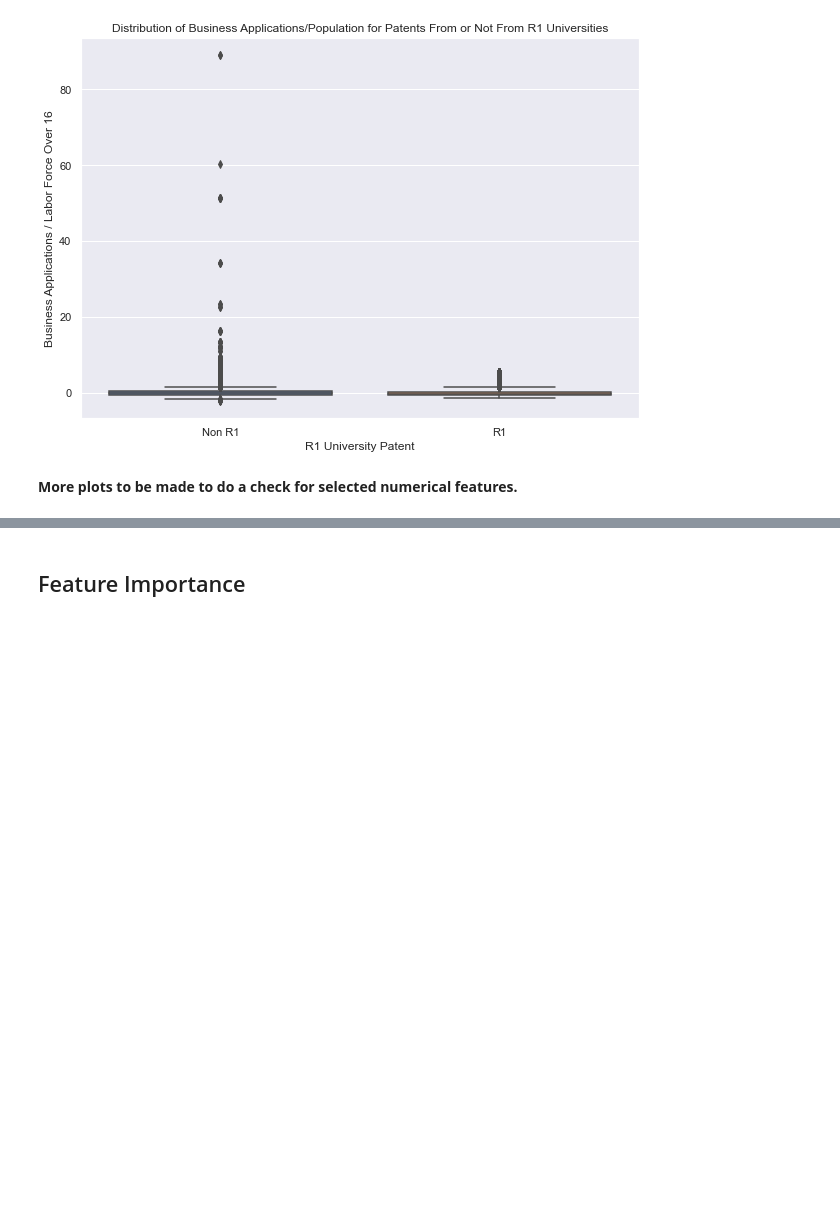
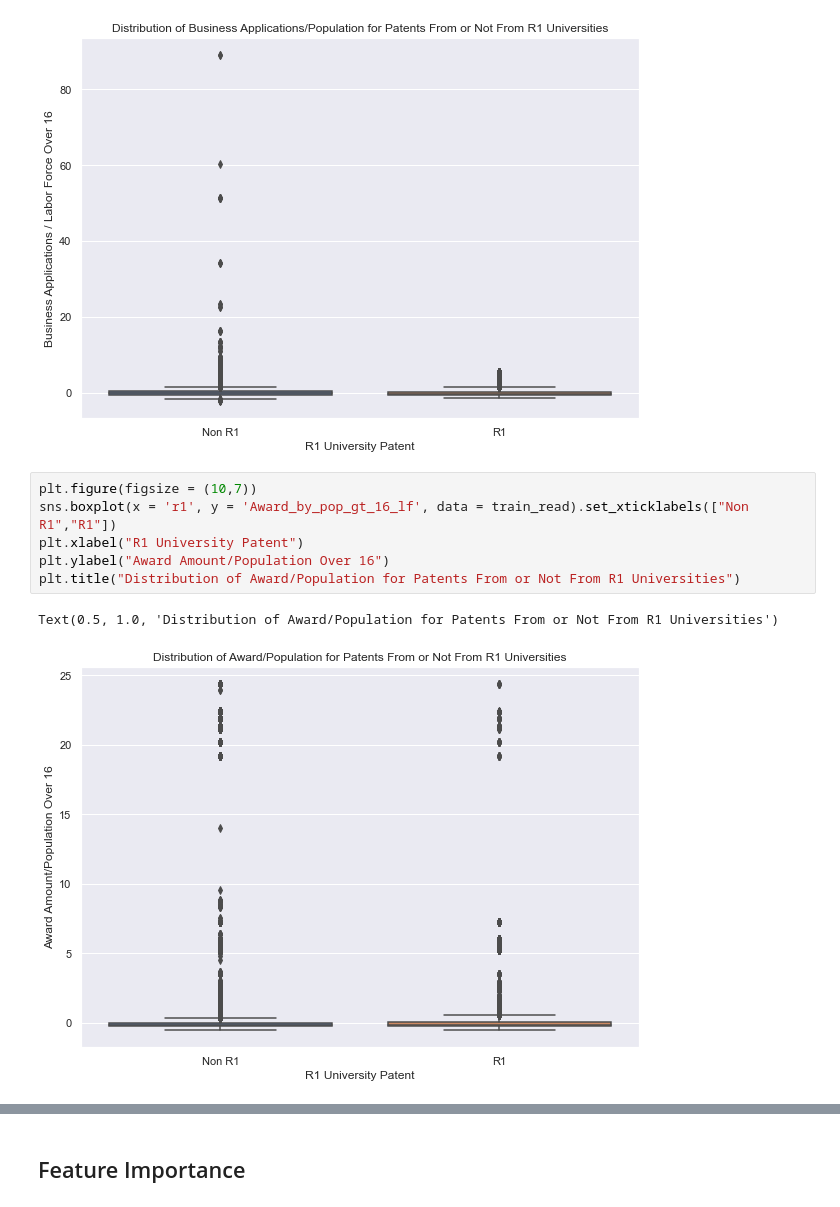
Before and after one commit to mhk9c/patents22, a Jupyter notebook: tc_categorical_9_Feature_Selection.ipynb, the cells around one changed output, grey strips where cells are left out. Drawn from its saved outputs; the diff is of its cells as text; blank space fills up the shorter version.

```diff
--- a/tc_categorical_9_Feature_Selection.ipynb
+++ b/tc_categorical_9_Feature_Selection.ipynb
@@ -392,5 +396,12 @@ plt.title("Distribution of Business Applications/Population for Patents From or
 # %% [output]
 Text(0.5, 1.0, 'Distribution of Business Applications/Population for Patents From or Not From R1 Universities')
 [figure]
-# %% [markdown]
-__More plots to be made to do a check for selected numerical features.__
+# %%
+plt.figure(figsize = (10,7))
+sns.boxplot(x = 'r1', y = 'Award_by_pop_gt_16_lf', data = train_read).set_xticklabels(["Non R1","R1"])
+plt.xlabel("R1 University Patent")
+plt.ylabel("Award Amount/Population Over 16")
+plt.title("Distribution of Award/Population for Patents From or Not From R1 Universities")
+# %% [output]
+Text(0.5, 1.0, 'Distribution of Award/Population for Patents From or Not From R1 Universities')
+[figure, added]
```
Also changed, not shown: parts of 13 cells of this notebook.
